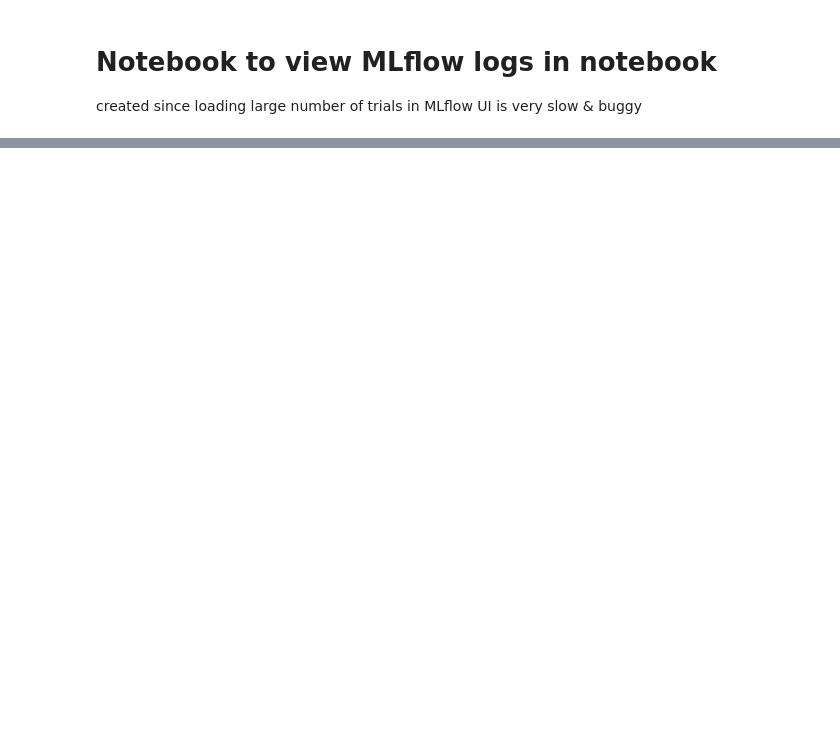
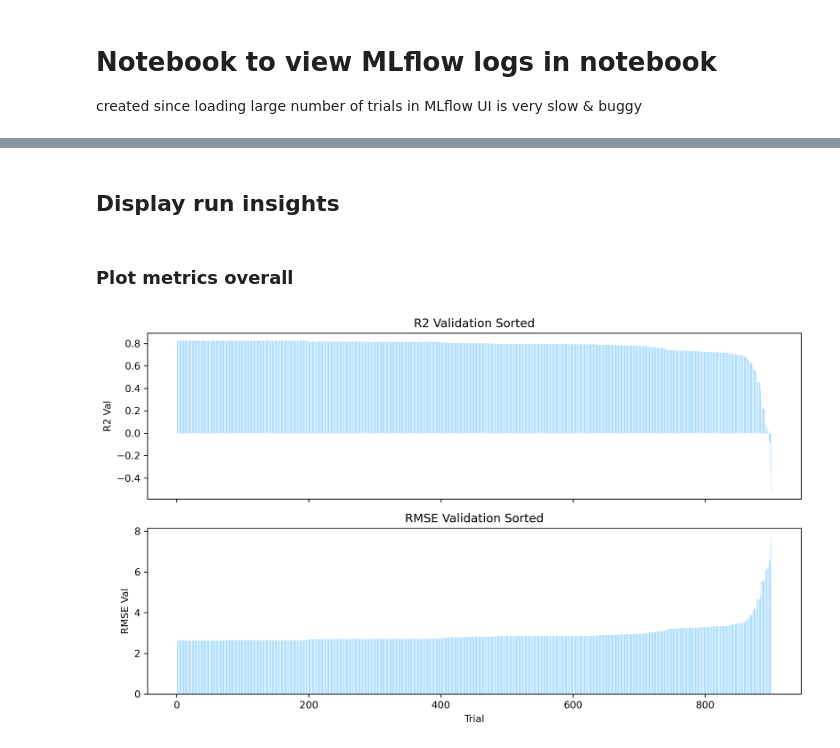
Before and after one commit to bokulich-publications/ritme_examples, a Jupyter notebook: use_cases/u1_amplicon_age_prediction/u1_n2_view_mlflow.ipynb, the cells around one changed output, grey strips where cells are left out. Saved outputs shown, nothing was run; the diff lists cells and outputs as text; code cells hidden in the pictures; blank space fills up the shorter version.

Commit message:
correct original model set-up

```diff
--- a/use_cases/u1_amplicon_age_prediction/u1_n2_view_mlflow.ipynb
+++ b/use_cases/u1_amplicon_age_prediction/u1_n2_view_mlflow.ipynb
@@ -10,6 +81,6 @@ import matplotlib.pyplot as plt
 # %%
 ######## USER INPUTS ########
-log_folder_location = "x_from_euler/u1_rf_best_model/mlruns"
+log_folder_location = "x_from_euler/u1_rf_best_model_all_w_nest2/mlruns"
 ######## END USER INPUTS #####
 # %%
 mlflow.set_tracking_uri(log_folder_location)
@@ -47,0 +137,36 @@ all_runs[cols_to_display].head(20)
+# %% [markdown]
+## Display run insights
+# %%
+# order of run wrt sorted rmse_val
+x_vals = [x + 1 for x in all_runs.index.tolist()]
+
+# Define metrics to plot
+metrics_to_plot = [
+    {
+        "column": "metrics.r2_val",
+        "title": "R2 Validation Sorted",
+        "ylabel": "R2 Val",
+        "xlabel": "Trial",
+    },
+    {
+        "column": "metrics.rmse_val",
+        "title": "RMSE Validation Sorted",
+        "ylabel": "RMSE Val",
+    },
+]
+# %% [markdown]
+### Plot metrics overall
+# %%
+# Plot metrics overall
+fig, axes = plot_metrics(
+    df=all_runs,
+    x=x_vals,
+    metrics=metrics_to_plot,
+    colors="lightskyblue",
+    figsize=(12, 6),
+    dpi=300,
+    width=0.5,
+)
+plt.show()
+# %% [output]
+[figure, added]
```
Also changed, not shown: parts of 7 cells of this notebook, 4 other files.
